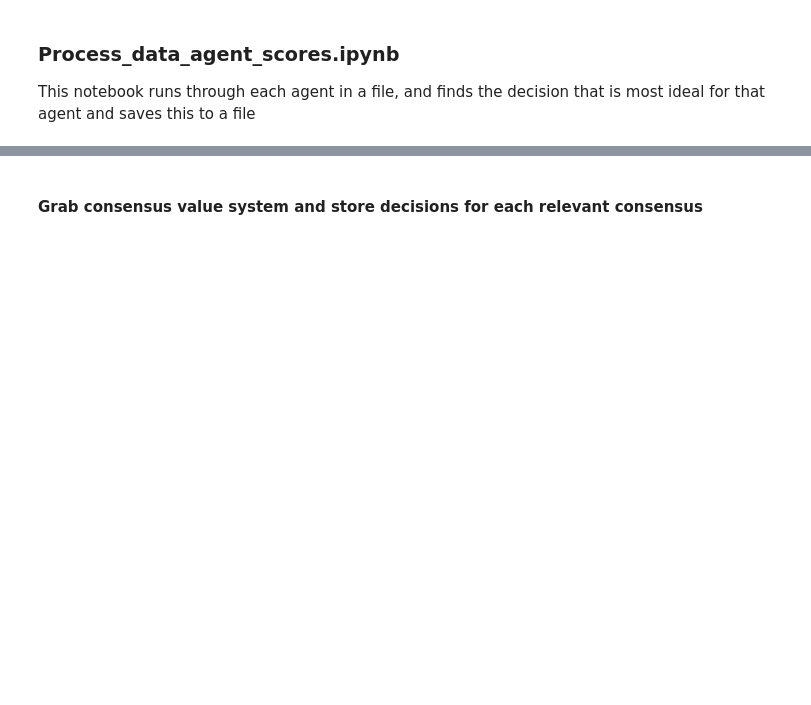
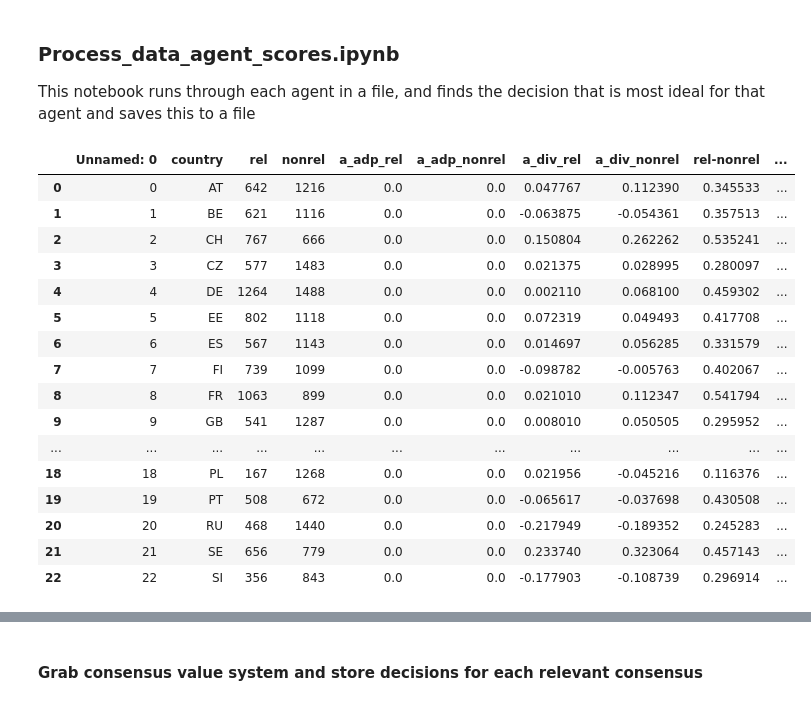
Before and after one commit to JosephTrevorrow/ValueSystemsAggregation, a Jupyter notebook: process_data/process_data_agent_scores.ipynb, the cells around one changed output, grey strips where cells are left out. Cells and saved outputs as stored; diff of their text form; code cells hidden in the pictures; blank space fills up the shorter version.

```diff
--- a/process_data/process_data_agent_scores.ipynb
+++ b/process_data/process_data_agent_scores.ipynb
@@ -10,9 +10,28 @@ savename = "/home/ia23938/Documents/GitHub/ValueSystemsAggregation/data/ess_exam
 # %%
 # Compute decision
 df = pd.read_csv(filename)
 for index, row in df.iterrows():
     df.at[index, 'rel-nonrel'] = row['rel'] / (row['rel'] + row['nonrel'])
     df.at[index, 'nonrel-rel'] = row['nonrel'] / (row['rel'] + row['nonrel'])
     df.at[index, 'decision'] = (df.at[index, 'rel-nonrel'] * row['a_div_rel']) + (df.at[index, 'nonrel-rel'] * row['a_div_nonrel'])
 
 #df.to_csv(savename)
+df
+# %% [output]
+|  | Unnamed: 0 | country | rel | nonrel | a_adp_rel | a_adp_nonrel | a_div_rel | a_div_nonrel | rel-nonrel | ... |
+| 0 | 0 | AT | 642 | 1216 | 0.0 | 0.0 | 0.047767 | 0.112390 | 0.345533 | ... |
+| 1 | 1 | BE | 621 | 1116 | 0.0 | 0.0 | -0.063875 | -0.054361 | 0.357513 | ... |
+| 2 | 2 | CH | 767 | 666 | 0.0 | 0.0 | 0.150804 | 0.262262 | 0.535241 | ... |
+| 3 | 3 | CZ | 577 | 1483 | 0.0 | 0.0 | 0.021375 | 0.028995 | 0.280097 | ... |
+| 4 | 4 | DE | 1264 | 1488 | 0.0 | 0.0 | 0.002110 | 0.068100 | 0.459302 | ... |
+| 5 | 5 | EE | 802 | 1118 | 0.0 | 0.0 | 0.072319 | 0.049493 | 0.417708 | ... |
+| 6 | 6 | ES | 567 | 1143 | 0.0 | 0.0 | 0.014697 | 0.056285 | 0.331579 | ... |
+| 7 | 7 | FI | 739 | 1099 | 0.0 | 0.0 | -0.098782 | -0.005763 | 0.402067 | ... |
+| 8 | 8 | FR | 1063 | 899 | 0.0 | 0.0 | 0.021010 | 0.112347 | 0.541794 | ... |
+| 9 | 9 | GB | 541 | 1287 | 0.0 | 0.0 | 0.008010 | 0.050505 | 0.295952 | ... |
+| ... | ... | ... | ... | ... | ... | ... | ... | ... | ... | ... |
+| 18 | 18 | PL | 167 | 1268 | 0.0 | 0.0 | 0.021956 | -0.045216 | 0.116376 | ... |
+| 19 | 19 | PT | 508 | 672 | 0.0 | 0.0 | -0.065617 | -0.037698 | 0.430508 | ... |
+| 20 | 20 | RU | 468 | 1440 | 0.0 | 0.0 | -0.217949 | -0.189352 | 0.245283 | ... |
+| 21 | 21 | SE | 656 | 779 | 0.0 | 0.0 | 0.233740 | 0.323064 | 0.457143 | ... |
+| 22 | 22 | SI | 356 | 843 | 0.0 | 0.0 | -0.177903 | -0.108739 | 0.296914 | ... |
```
Also changed, not shown: parts of 5 cells of this notebook, 9 other files.
